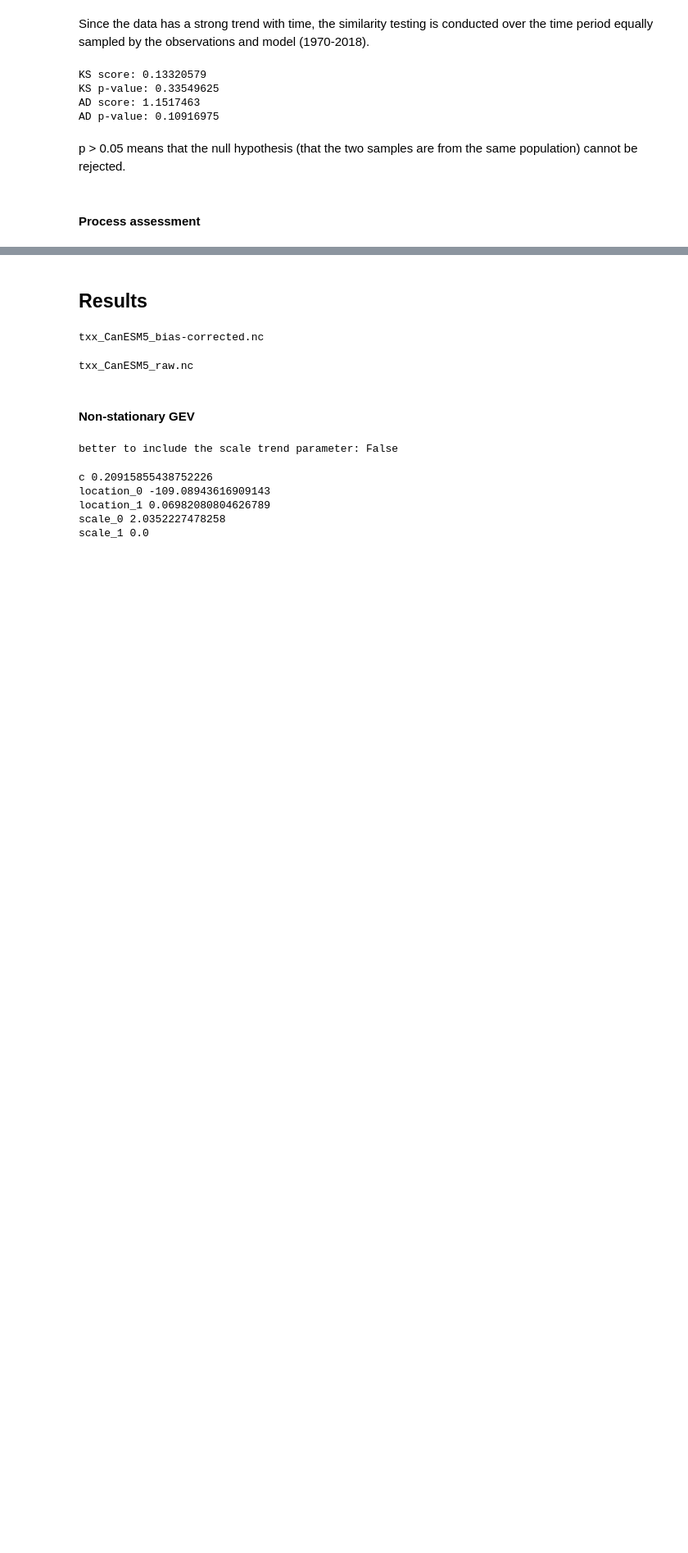
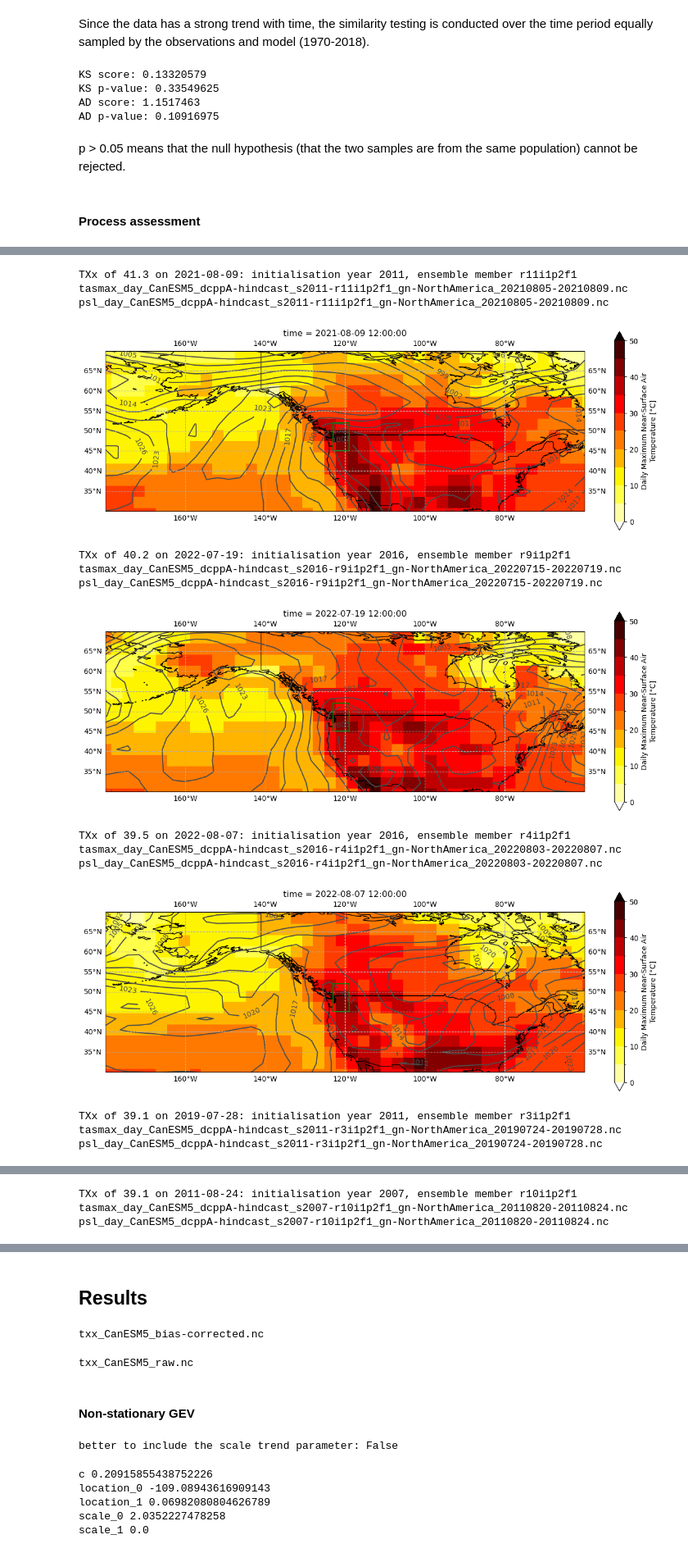
Before and after one commit to DamienIrving/unseen-projects, a Jupyter notebook: project-wcrp-txx/analysis_CanESM5.ipynb, the cells around one changed output, grey strips where cells are left out. Shown at 82% size. Saved outputs shown, nothing was run; the diff lists cells and outputs as text; code cells hidden in the pictures; blank space fills up the shorter version.

Commit message:
Plot top 5 events

```diff
--- a/project-wcrp-txx/analysis_CanESM5.ipynb
+++ b/project-wcrp-txx/analysis_CanESM5.ipynb
@@ -319,9 +318,9 @@ def txx_check(da_tasmax, txx_value):
     """Check the spatial mean tasmax"""
 
     da_box = da_tasmax.sel(lat=slice(45, 52), lon=slice(237, 241))
-    da_box_mean = float(spatial_selection.aggregate(da_box, 'weighted_mean'))
+    da_box_mean = spatial_selection.aggregate(da_box, 'weighted_mean')
 
-    np.testing.assert_approx_equal(da_box_mean, txx_value)
+    np.testing.assert_approx_equal(float(da_box_mean[-1]), txx_value, significant=1)
 
 
 def get_start_date(event_date):
@@ -390,7 +389,7 @@ def get_event_data(event_df_row, model_name, write_to_file=False):
             'history': cmdprov.new_log(code_url=code_url),
         }
         fname_tasmax = get_outfname(infile_tasmax, start_date, txx_date)
-        output_ds_tasmax.to_netcdf(fname_tasmax)
+        #output_ds_tasmax.to_netcdf(fname_tasmax)
         print(fname_tasmax)
 
         output_ds_psl = da_psl.to_dataset()
@@ -400,7 +399,7 @@ def get_event_data(event_df_row, model_name, write_to_file=False):
             'history': cmdprov.new_log(code_url=code_url),
         }
         fname_psl = get_outfname(infile_psl, start_date, txx_date)
-        output_ds_psl.to_netcdf(fname_psl)
+        #output_ds_psl.to_netcdf(fname_psl)
         print(fname_psl)
 
     return da_tasmax, da_psl
@@ -416,8 +415,8 @@ def plot_event(da_tasmax, da_psl):
         ax=ax,
         transform=ccrs.PlateCarree(),
         cmap='hot_r',
-    #    levels=color_levels,
-    #    extend=extend,
+        levels=np.arange(0, 51, 5),
+        extend='both',
     #    cbar_kwargs={"label": label},
     )
     lines = da_psl.isel(time=4).plot.contour(
@@ -453,8 +452,26 @@ model_da_bc_stacked_df_sorted.head(n=5)
 | 2 | 2012-01-01 00:00:00 | 7 | 2019-07-28 | 2019-01-01 00:00:00 | 2 | 2012-01-01 00:00:00 | 7 | 39.106547 |
 | 9 | 2008-01-01 00:00:00 | 3 | 2011-08-24 | 2011-01-01 00:00:00 | 9 | 2008-01-01 00:00:00 | 3 | 39.083057 |
 # %%
-da_tasmax, da_psl = get_event_data(
-    event_df_row,
-    model_name,
-    write_to_file=False
-)
+for event in range(5):
+    da_tasmax, da_psl = get_event_data(
+        model_da_bc_stacked_df_sorted.iloc[event],
+        model,
+        write_to_file=True
+    )
+    plot_event(da_tasmax, da_psl)
+# %% [output]
+TXx of 41.3 on 2021-08-09: initialisation year 2011, ensemble member r11i1p2f1
+tasmax_day_CanESM5_dcppA-hindcast_s2011-r11i1p2f1_gn-NorthAmerica_20210805-20210809.nc
+psl_day_CanESM5_dcppA-hindcast_s2011-r11i1p2f1_gn-NorthAmerica_20210805-20210809.nc
+[figure, added]
+TXx of 40.2 on 2022-07-19: initialisation year 2016, ensemble member r9i1p2f1
+tasmax_day_CanESM5_dcppA-hindcast_s2016-r9i1p2f1_gn-NorthAmerica_20220715-20220719.nc
+psl_day_CanESM5_dcppA-hindcast_s2016-r9i1p2f1_gn-NorthAmerica_20220715-20220719.nc
+[figure, added]
+TXx of 39.5 on 2022-08-07: initialisation year 2016, ensemble member r4i1p2f1
+tasmax_day_CanESM5_dcppA-hindcast_s2016-r4i1p2f1_gn-NorthAmerica_20220803-20220807.nc
+psl_day_CanESM5_dcppA-hindcast_s2016-r4i1p2f1_gn-NorthAmerica_20220803-20220807.nc
+[figure, added]
+TXx of 39.1 on 2019-07-28: initialisation year 2011, ensemble member r3i1p2f1
+tasmax_day_CanESM5_dcppA-hindcast_s2011-r3i1p2f1_gn-NorthAmerica_20190724-20190728.nc
+psl_day_CanESM5_dcppA-hindcast_s2011-r3i1p2f1_gn-NorthAmerica_20190724-20190728.nc
@@ -460,0 +479,3 @@ da_tasmax, da_psl = get_event_data(
+TXx of 39.1 on 2011-08-24: initialisation year 2007, ensemble member r10i1p2f1
+tasmax_day_CanESM5_dcppA-hindcast_s2007-r10i1p2f1_gn-NorthAmerica_20110820-20110824.nc
+psl_day_CanESM5_dcppA-hindcast_s2007-r10i1p2f1_gn-NorthAmerica_20110820-20110824.nc
```
Also changed, not shown: parts of 4 cells of this notebook.
